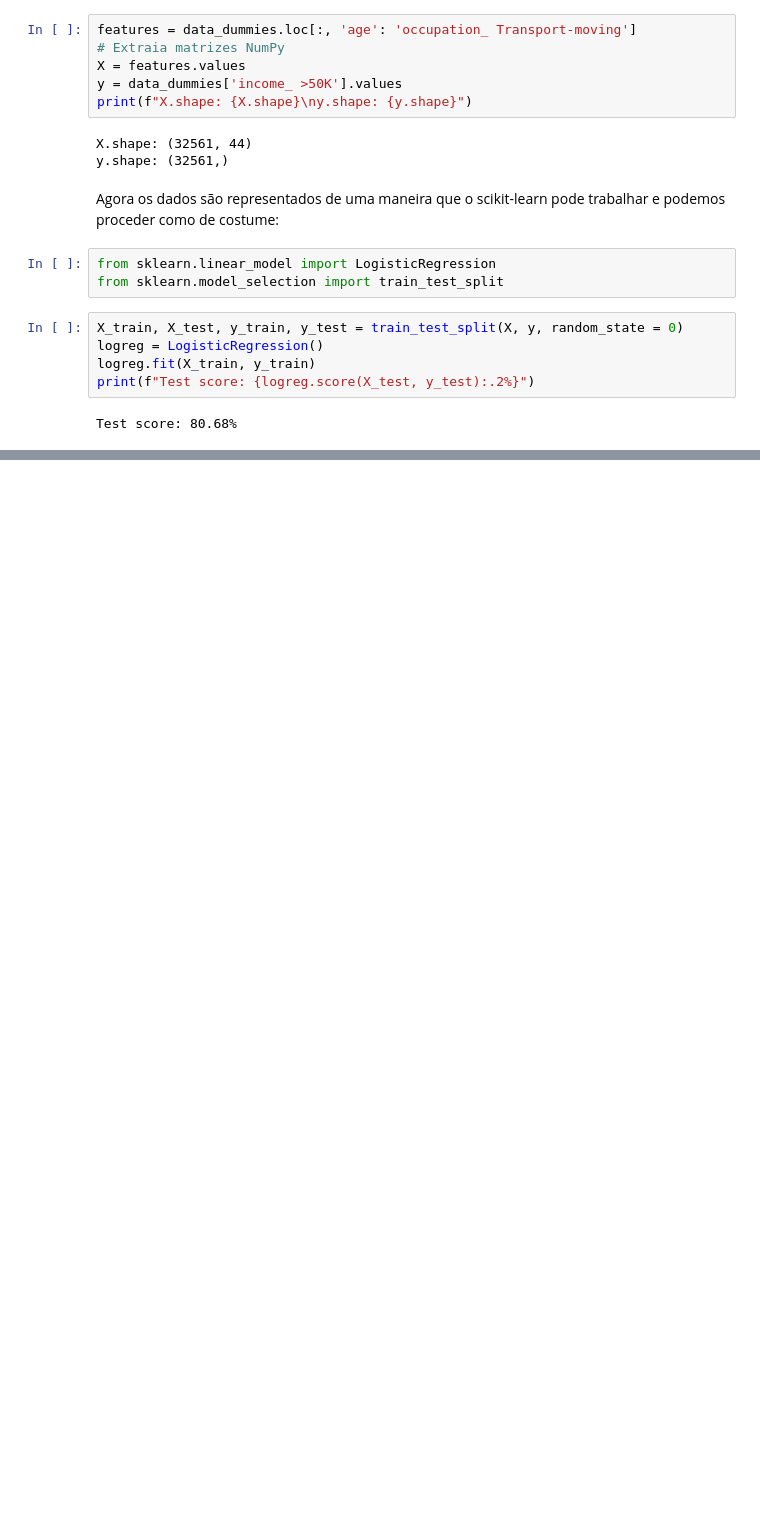
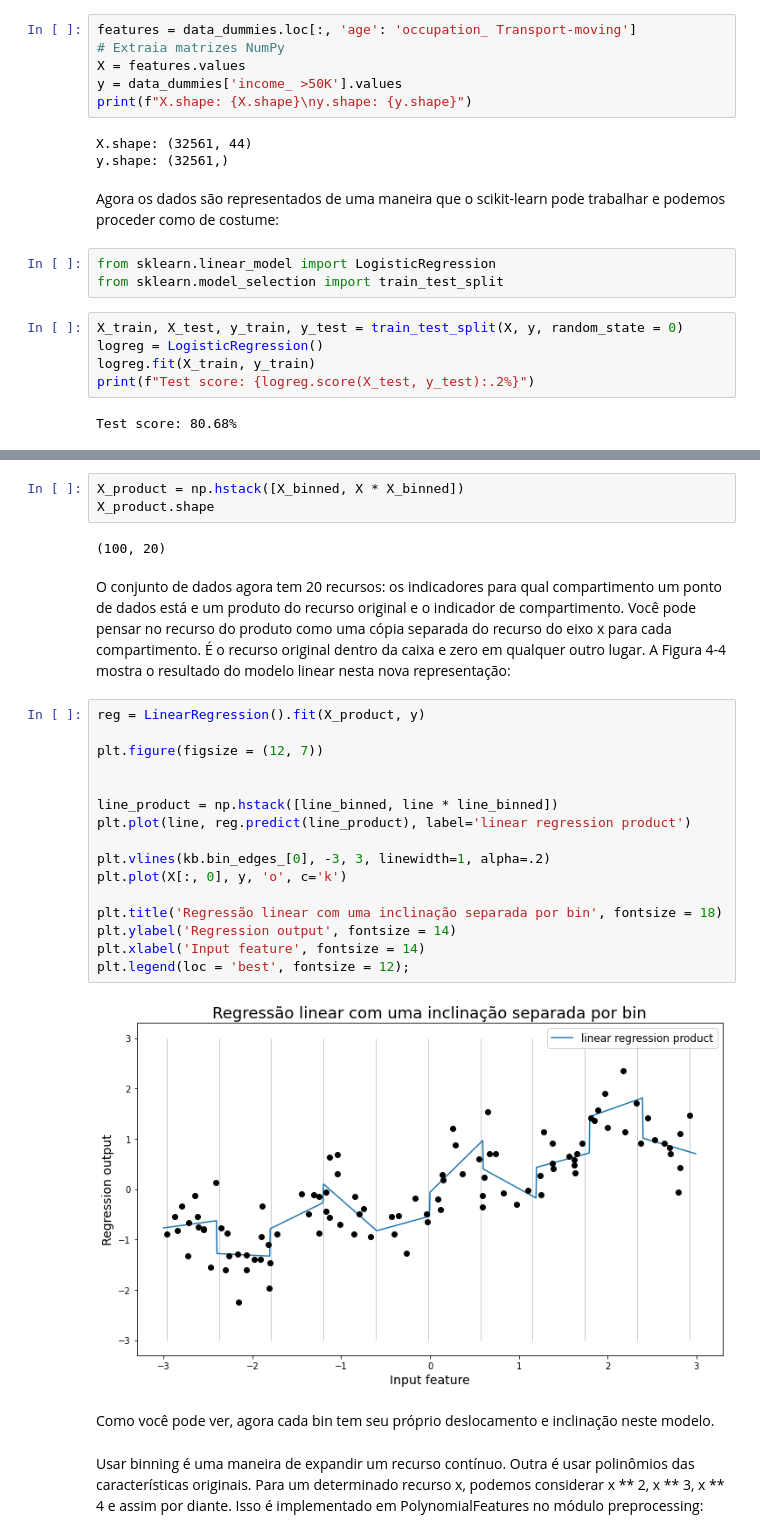
Before and after one commit to Kropotikin/Introduction_to_Machine_Learning_with_Python, a Jupyter notebook: Cap4_Represent_dados_feature_engeneering.ipynb, the cells around one changed output, grey strips where cells are left out. Cells and saved outputs as stored; diff of their text form; blank space fills up the shorter version.

```diff
--- a/Cap4_Represent_dados_feature_engeneering.ipynb
+++ b/Cap4_Represent_dados_feature_engeneering.ipynb
@@ -202,0 +406,29 @@ características fictícias. Agora nossos conjuntos de treinamento e teste têm
+# %%
+X_product = np.hstack([X_binned, X * X_binned])
+X_product.shape
+# %% [output]
+(100, 20)
+# %% [markdown]
+O conjunto de dados agora tem 20 recursos: os indicadores para qual compartimento um ponto de dados está e um produto do recurso original e o indicador de compartimento. Você pode pensar no recurso do produto como uma cópia separada do recurso do eixo x para cada compartimento. É o recurso original dentro da caixa e zero em qualquer outro lugar. A Figura 4-4 mostra o resultado do modelo linear nesta nova representação:
+# %%
+reg = LinearRegression().fit(X_product, y)
+
+plt.figure(figsize = (12, 7))
+
+
+line_product = np.hstack([line_binned, line * line_binned])
+plt.plot(line, reg.predict(line_product), label='linear regression product')
+
+plt.vlines(kb.bin_edges_[0], -3, 3, linewidth=1, alpha=.2)
+plt.plot(X[:, 0], y, 'o', c='k')
+
+plt.title('Regressão linear com uma inclinação separada por bin', fontsize = 18)
+plt.ylabel('Regression output', fontsize = 14)
+plt.xlabel('Input feature', fontsize = 14)
+plt.legend(loc = 'best', fontsize = 12);
+# %% [output]
+[figure, added]
+# %% [markdown]
+Como você pode ver, agora cada bin tem seu próprio deslocamento e inclinação neste modelo.
+# %% [markdown]
+Usar binning é uma maneira de expandir um recurso contínuo. Outra é usar polinômios das características originais. Para um determinado recurso x, podemos considerar x ** 2, x ** 3, x ** 4 e assim por diante. Isso é implementado em PolynomialFeatures no módulo preprocessing:
```
Also changed, not shown: parts of 65 cells of this notebook.
